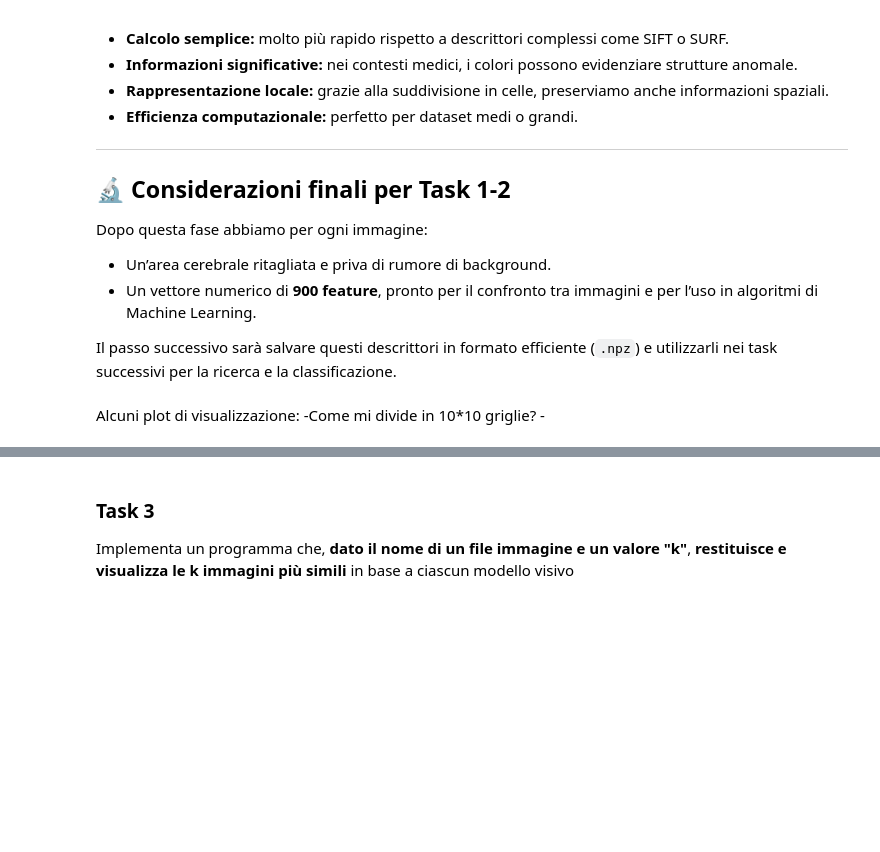
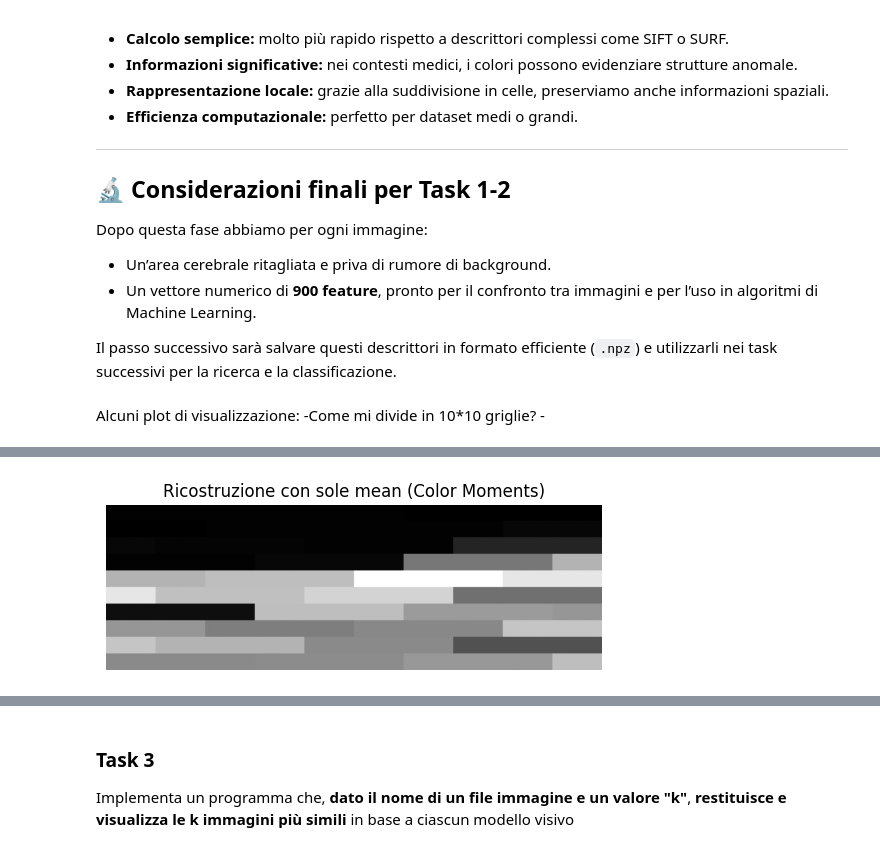
Before and after one commit to Calienn/DBmulti, a Jupyter notebook: Color_moments.ipynb, the cells around one changed output, grey strips where cells are left out. Cells and saved outputs as stored; diff of their text form; code cells hidden in the pictures; blank space fills up the shorter version.

```diff
--- a/Color_moments.ipynb
+++ b/Color_moments.ipynb
@@ -275,0 +341,13 @@ if __name__ == "__main__":
+# %%
+block_img = np.zeros((100, 300), dtype=np.uint8)
+for i in range(10):
+    for j in range(10):
+        value = mean_mat[i, j]
+        block_img[i*10:(i+1)*10, j*30:(j+1)*30] = value
+
+plt.imshow(block_img, cmap='gray')
+plt.title("Ricostruzione con sole mean (Color Moments)")
+plt.axis('off')
+plt.show()
+# %% [output]
+[figure, added]
```
Also changed, not shown: parts of 14 cells of this notebook.
